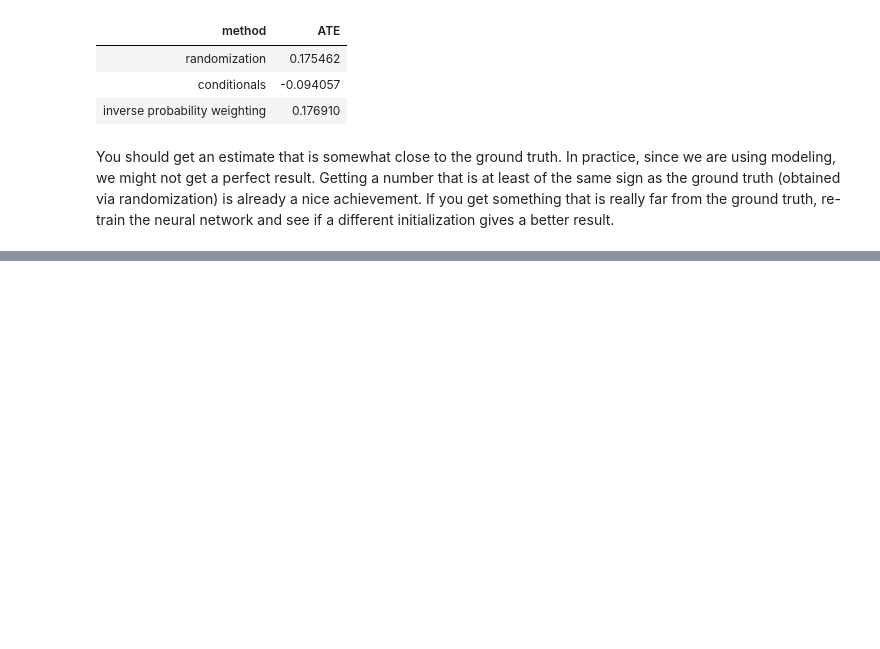
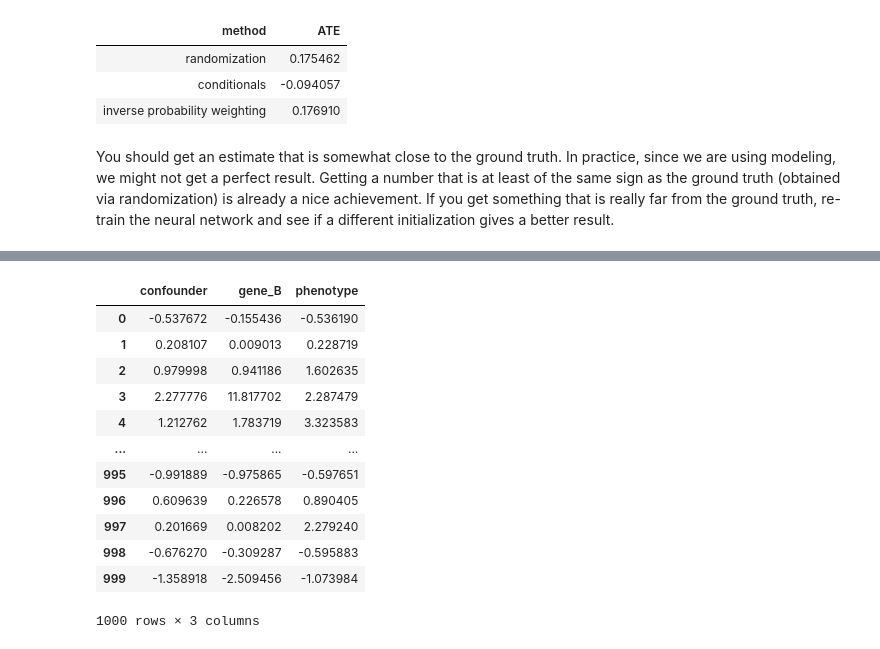
Before and after one commit to zecevic-matej/SSDS-Causal-ML, a Jupyter notebook: SSDS_2022_Hands-on_Causality_for_ML.ipynb, the cells around one changed output, grey strips where cells are left out. Saved outputs shown, nothing was run; the diff lists cells and outputs as text; code cells hidden in the pictures; blank space fills up the shorter version.

```diff
--- a/SSDS_2022_Hands-on_Causality_for_ML.ipynb
+++ b/SSDS_2022_Hands-on_Causality_for_ML.ipynb
@@ -1592,0 +1272,23 @@ pprint_ates(ate)
+# %%
+df = pd.read_csv("Dataset-Example-Phenotype-and-Genes-Nonlinear.csv")
+
+df = pd.DataFrame(np.hstack((confounder, gene_A, gene_B, phenotype)),
+                  columns=['confounder', 'gene_A', 'gene_B', 'phenotype'])
+df['distribution'] = ['observational' for _ in range(len(df))]
+
+df = df.loc[:,["confounder", "gene_B", "phenotype"]]
+df
+# %% [output]
+|  | confounder | gene_B | phenotype |
+| 0 | -0.537672 | -0.155436 | -0.536190 |
+| 1 | 0.208107 | 0.009013 | 0.228719 |
+| 2 | 0.979998 | 0.941186 | 1.602635 |
+| 3 | 2.277776 | 11.817702 | 2.287479 |
+| 4 | 1.212762 | 1.783719 | 3.323583 |
+| ... | ... | ... | ... |
+| 995 | -0.991889 | -0.975865 | -0.597651 |
+| 996 | 0.609639 | 0.226578 | 0.890405 |
+| 997 | 0.201669 | 0.008202 | 2.279240 |
+| 998 | -0.676270 | -0.309287 | -0.595883 |
+| 999 | -1.358918 | -2.509456 | -1.073984 |
+1000 rows × 3 columns
```
Also changed, not shown: parts of 27 cells of this notebook.
